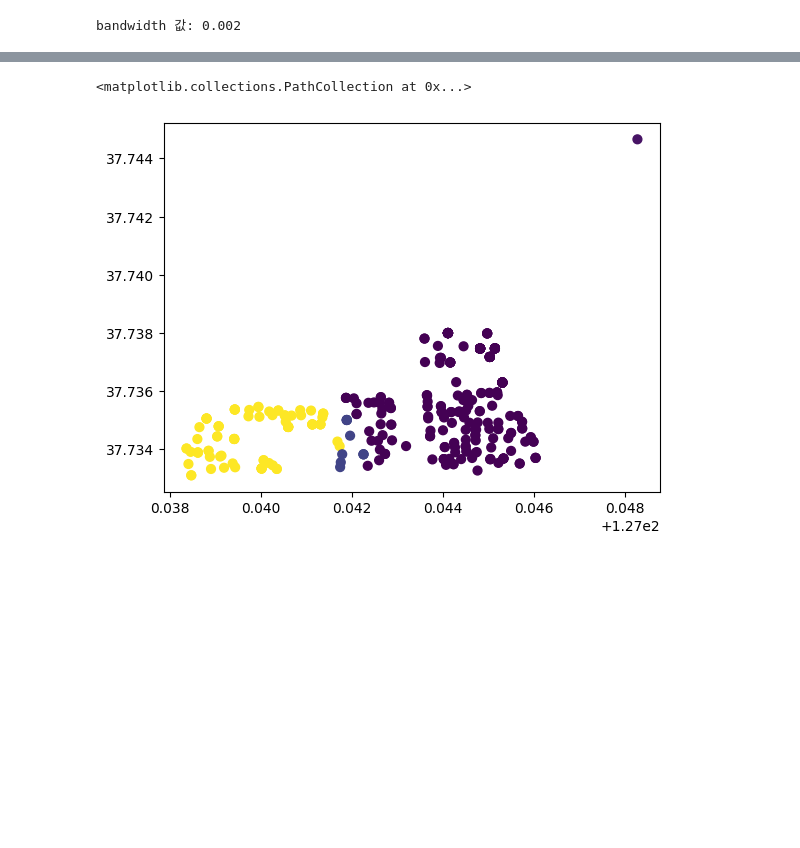
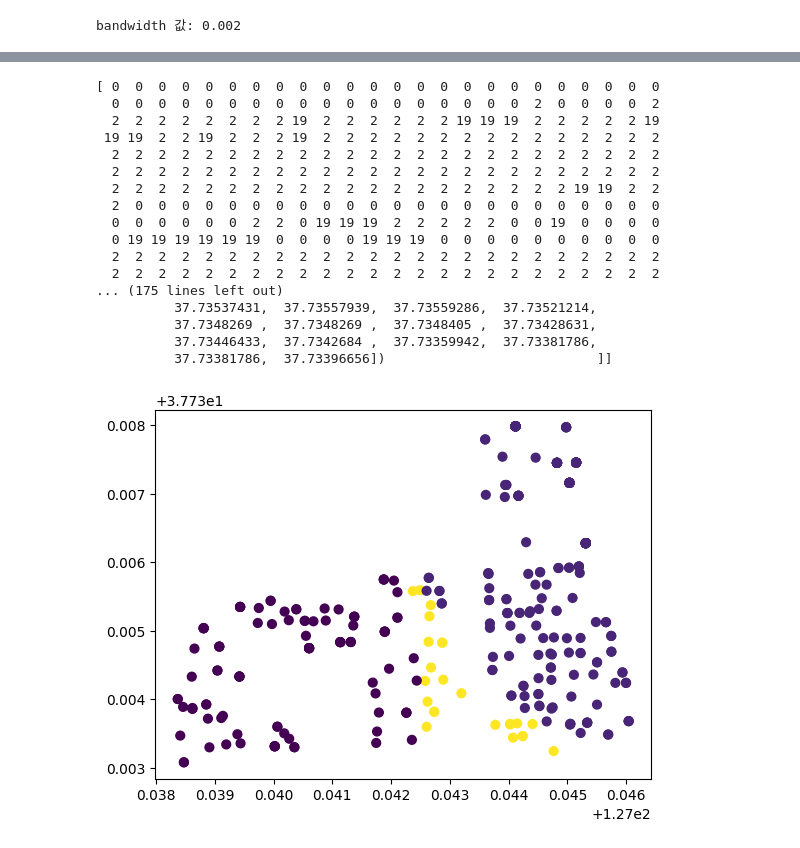
Before and after one commit to CSID-DGU/2023-1-SCS4031--, a Jupyter notebook: 2.알고리즘/Clustering_Part1.ipynb, the cells around one changed output, grey strips where cells are left out. Cells and saved outputs as stored; diff of their text form; code cells hidden in the pictures; blank space fills up the shorter version.

```diff
--- a/2.알고리즘/Clustering_Part1.ipynb
+++ b/2.알고리즘/Clustering_Part1.ipynb
@@ -8,7 +8,7 @@ import folium
 from shapely.geometry import Point as point
 import seaborn as sns
 import random as rd
-df = pd.read_excel("220510_송장_좌표데이터.xlsx")
+df = pd.read_excel("20220510 송장 좌표 데이터.xlsx") #아래와 같은 xlsx파일 업로드
 df
 # %% [output]
 |  | Unnamed: 0 | 위도 | 경도 |
@@ -62,13 +89,14 @@ plt.show()
 # %%
+#Elbow curve
 from sklearn.cluster import KMeans
 distortions = []
-for k in range(2, 50):
+for k in range(2, 30):
     kmeans = KMeans(n_clusters=k)
     kmeans.fit(Z)
     distortions.append(kmeans.inertia_)
 
 fig = plt.figure(figsize=(15, 5))
-plt.plot(range(2, 50), distortions)
+plt.plot(range(2, 30), distortions)
 plt.grid(True)
 plt.title('Elbow curve')
 # %% [output]
@@ -184,9 +240,70 @@ plt.show()
 # %%
 #GMM 결과
 from sklearn.mixture import GaussianMixture as GMM
-gmm = GMM(n_components=30).fit(Z)
-labels = gmm.predict(Z)
+gmm = GMM(n_components=50).fit(Z) #데이터 군집 수
+labels = gmm.predict(Z) #라벨
 plt.scatter(Z[:, 0], Z[:, 1], c=labels, s=40, cmap='viridis')
+print(labels)
+labels=list(labels)
+labels_num=set(labels) #set()으로 중복되는 클러스터링 숫자를 합해줌
+labels_num=list(labels_num)
+
+CL_list=[] #클러스터 리스트 생성
+labels_cnt=[] #클러스터 개수 리스트 생성
+for i in labels_num: #클러스터 각각 라벨링 번호로 for문
+  tmp=[]
+  cnt=0
+  cnt1=0
+  for j in range(len(labels)):#전체 좌표와 비교
+    if i==labels[j]: #클러스터 라벨링 번호와 해당하는 순서(cnt1)의 좌표 라벨링이 일치하면
+      tmp.append(X[cnt1][0]) #X좌표 넣기
+    cnt1+=1
+  cnt2=0
+  for k in range(len(labels)): #전체 좌표와 비교
+    if i==labels[k]: #클러스터 라벨링 번호와 해당하는 순서(cnt2)의 좌표 라벨링이 일치하면
+      tmp.append(Y[cnt2][0]) #Y좌표 넣기
+      cnt+=1
+    cnt2+=1
+  CL_list.append(tmp) #클러스터에 해당하는 전체 좌표
+  labels_cnt.append(cnt) #클러스터 개수
+
+CL_Center_X=[] #클러스터 X중심좌표 구하기
+for i in range(len(CL_list)):
+  sum=0
+  for j in CL_list[i]:
+    if(j<100):continue #임시로 X,Y좌표 구분을 위해 X좌표는 127정도로 추후 수정
+    sum+=j
+  CL_Center_X.append(sum/((len(CL_list[i])//2))) #전체 X좌표합 나누기 리스트길이 나누기2 이유는 길이가 X,Y 전부다여서 반으로 나눠줘야함
+
+CL_Center_Y=[] #클러스터 Y중심좌표 구하기
+for i in range(len(CL_list)):
+  sum=0
+  for j in CL_list[i]:
+    if(j>100):continue #임시로 X,Y좌표 구분을 위해 Y좌표는 37정도로 추후 수정
+    sum+=j
+  CL_Center_Y.append(sum/((len(CL_list[i])//2)))#전체 Y좌표합 나누기 리스트길이 나누기2 이유는 길이가 X,Y 전부다여서 반으로 나눠줘야함
+
+CL=np.empty((0,4),float)
+for i in range(len(labels_num)):
+  CL=np.append(CL,np.array([[CL_Center_X[i],CL_Center_Y[i],labels_cnt[i],np.array(CL_list[i])]]),axis=0) #[1.클러스터 X중심,  2.클러스터 Y중심,  3.개수,  4.클러스터에 해당 좌표 리스트]
+
+print(CL)
 # %% [output]
-<matplotlib.collections.PathCollection at 0x...>
+[ 0  0  0  0  0  0  0  0  0  0  0  0  0  0  0  0  0  0  0  0  0  0  0  0
+  0  0  0  0  0  0  0  0  0  0  0  0  0  0  0  0  0  0  2  0  0  0  0  2
+  2  2  2  2  2  2  2  2 19  2  2  2  2  2  2 19 19 19  2  2  2  2  2 19
+ 19 19  2  2 19  2  2  2 19  2  2  2  2  2  2  2  2  2  2  2  2  2  2  2
+  2  2  2  2  2  2  2  2  2  2  2  2  2  2  2  2  2  2  2  2  2  2  2  2
+  2  2  2  2  2  2  2  2  2  2  2  2  2  2  2  2  2  2  2  2  2  2  2  2
+  2  2  2  2  2  2  2  2  2  2  2  2  2  2  2  2  2  2  2  2 19 19  2  2
+  2  0  0  0  0  0  0  0  0  0  0  0  0  0  0  0  0  0  0  0  0  0  0  0
+  0  0  0  0  0  0  2  2  0 19 19 19  2  2  2  2  2  0  0 19  0  0  0  0
+  0 19 19 19 19 19 19  0  0  0  0 19 19 19  0  0  0  0  0  0  0  0  0  0
+  2  2  2  2  2  2  2  2  2  2  2  2  2  2  2  2  2  2  2  2  2  2  2  2
+  2  2  2  2  2  2  2  2  2  2  2  2  2  2  2  2  2  2  2  2  2  2  2  2
+... (175 lines left out)
+          37.73537431,  37.73557939,  37.73559286,  37.73521214,
+          37.7348269 ,  37.7348269 ,  37.7348405 ,  37.73428631,
+          37.73446433,  37.7342684 ,  37.73359942,  37.73381786,
+          37.73381786,  37.73396656])                           ]]
-[figure, old version]
+[figure, new version]
```
Also changed, not shown: parts of 16 cells of this notebook.
